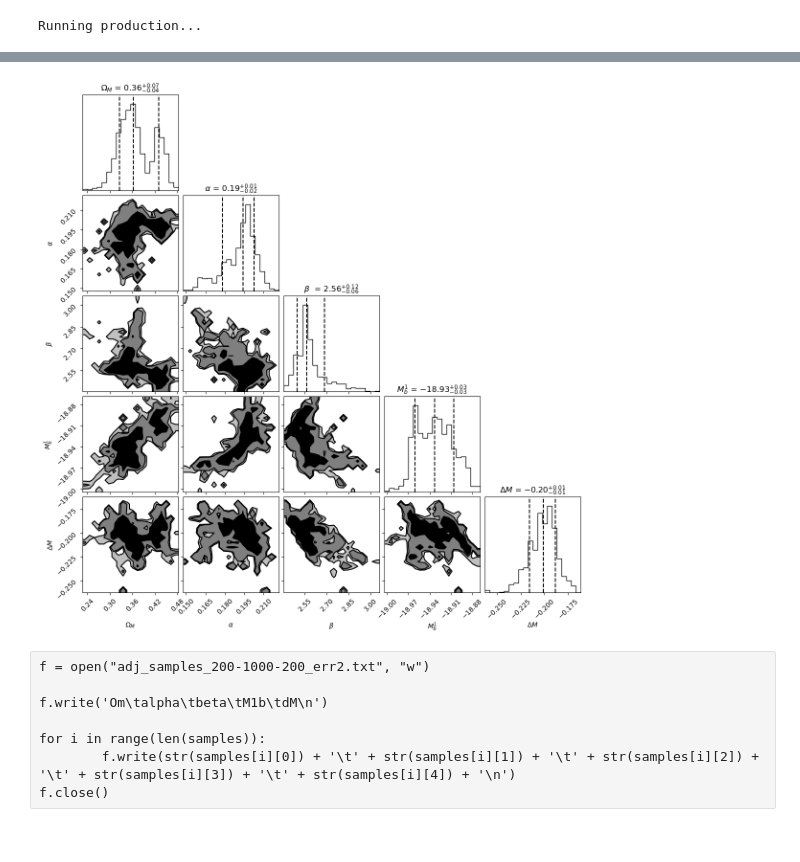
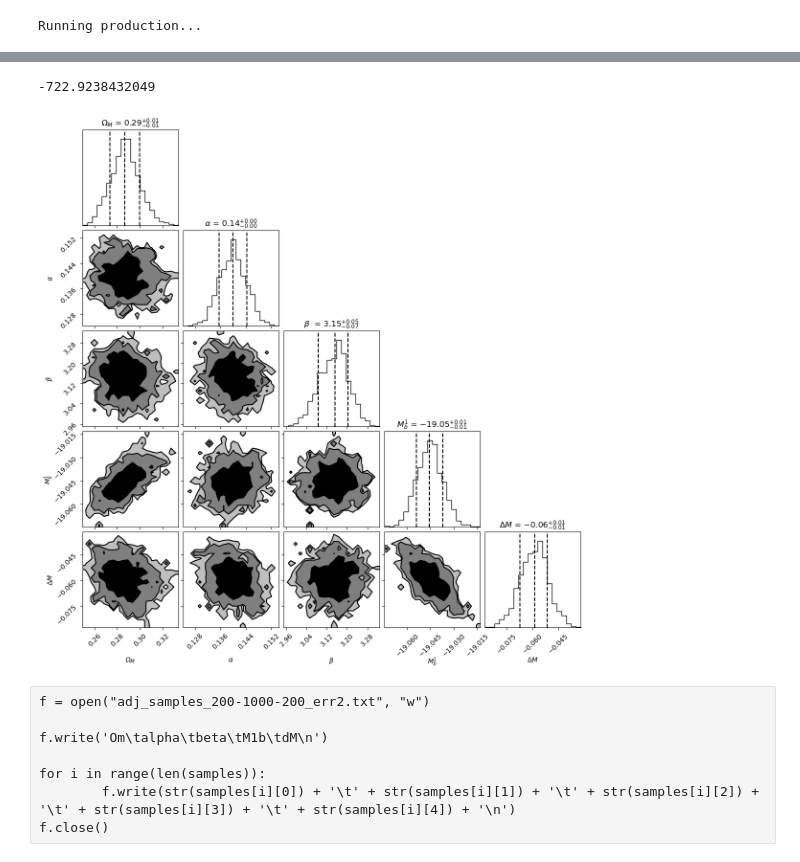
Before and after one commit to emdajhuda/Lab_ava2025, a Jupyter notebook: supanova.ipynb, the cells around one changed output, grey strips where cells are left out. Drawn from its saved outputs; the diff is of its cells as text; code cells hidden in the pictures.

Commit message:
Se añadio un error diagonal y el error tipo c++

```diff
--- a/supanova.ipynb
+++ b/supanova.ipynb
@@ -63,7 +56,7 @@ def mu_lcdm(z,Om):
     return 5*np.log10((cosmo.luminosity_distance(z).to_value(u.pc)/(10*u.pc)).value)
 # %%
 def mu_dat(mb, x1, color, M1b, dM1b, alpha, beta):
-    return mb - (M1b + dM1b*ifmass - alpha*x1 + beta*color)
+    return mb - (M1b + dM1b*ifmass) + alpha*x1 - beta*color
 
 def err2_mu(dmb, alpha, dx1, beta, dcolor, cov_m_s, cov_m_c, cov_s_c):
     return dmb*dmb + alpha*alpha*dx1*dx1 + beta*beta*dcolor*dcolor + 2*alpha*cov_m_s - 2*alpha*beta*cov_s_c - 2*beta*cov_m_c
@@ -76,12 +69,13 @@ def Amat(alpha, beta):
     return A
 
 def cov(sigma_mu, alpha, beta):
-
     cov = C00 + alpha*alpha*C11 + beta*beta*C22 + 2*alpha*C01 - 2*beta*C02 - 2*alpha*beta*C12
     cov = cov.reshape((740,740))
     cov = cov + np.diagflat(sigma_mu)
 
-    A = A(alpha, beta)
+    cov = np.repeat(np.repeat(cov, repe, axis=1), repe, axis=0)
+
+    A = Amat(alpha, beta)
     cov = np.matmul(A,np.matmul(cov,A.transpose()))
 
     return cov
@@ -92,21 +86,27 @@ def log_likelihood(theta, zcmb, mb, dmb, x1, dx1, color, dcolor, thirdvar, cov_m
 
     mulcdm = mu_lcdm(zcmb, Om)
     mudat = mu_dat(mb, x1, color, M1b, dM1b, alpha, beta)
-    res = mulcdm - mudat
+    res = mudat - mulcdm
 
+    #Eror calculado como en c++
     #sigma_mu = err2_mu(dmb, alpha, dx1, beta, dcolor, cov_m_s, cov_m_c, cov_s_c)
+    #incov = np.linalg.inv(cov(sigma_mu, alpha, beta))
 
-    A = Amat(alpha, beta)
+    #Error de la matriz que da el dataset
+    #A = Amat(alpha, beta)
+    #incov = np.linalg.inv(np.matmul(A,np.matmul(COV,A.transpose())))
 
-    incov = np.linalg.inv(np.matmul(A,np.matmul(COV,A.transpose())))
+    #Error Diagonal (solo derivadas)
+    sigma_mu = err2_mu(dmb, alpha, dx1, beta, dcolor, cov_m_s, cov_m_c, cov_s_c)
+    incov = np.linalg.inv(np.diagflat(sigma_mu))
 
     xisq = np.matmul(res.transpose(), np.matmul(incov, res))
 
-    return -0.5 * xisq
+    return -xisq
 # %%
 def log_prior(theta):
     Om, alpha, beta, M1b, dM1b = theta
-    if 0.2 < Om < 0.6 and 0 < alpha < 0.3 and 1 < beta < 4 and -25 < M1b < -17 and -0.5 < dM1b < 0.0:
+    if 0.2 < Om < 0.4 and 0 < alpha < 0.2 and 2 < beta < 3.5 and -25 < M1b < -17 and -0.5 < dM1b < 0.0:
         return 0.0
     return -np.inf
 # %%
@@ -128,12 +128,12 @@ def mcmc(p,nwalkers,niter,ndim,nburn,log_probability,zcmb, mb, dmb, x1, dx1, col
 
     return sampler, pos, prob, state
 # %%
-nwalkers = 20
-niter = 200
-nburn = 200
+nwalkers = 50
+niter = 100
+nburn = 100
 
-initial = [0.3, 0.2, 2, -20, -0.1]
+initial = [0.27243772, 0.12724621, 3, -19.05059074, -0.06233624]
 
 ndim = len(initial)
-p0 = [np.array(initial) + 1e-2* np.random.randn(ndim) for i in range(nwalkers)]
+p0 = [np.array(initial) + 1e-2 * np.random.randn(ndim) for i in range(nwalkers)]
 # %%
@@ -150,8 +150,12 @@ array([  0.32557149,   0.15963934,   3.02971725, -19.01174484,
+# %%
+sampler.flatlnprobability[np.argmax(sampler.flatlnprobability)]
+# %% [output]
+-722.9238432049
 # %%
 labels = ['$\\Omega_M$', '$\\alpha$', '$\\beta$ ', '$M^1_b$', '$\\Delta M$']
-fig = corner.corner(samples[:2000],show_titles=True,labels=labels,plot_datapoints=False,levels=(0.68,0.95,0.99),fill_contours=True,plot_density=False,quantiles=[0.16, 0.5, 0.84])
+fig = corner.corner(samples,show_titles=True,labels=labels,plot_datapoints=False,levels=(0.68,0.95,0.99),fill_contours=True,plot_density=False,quantiles=[0.16, 0.5, 0.84])
 # %% [output]
-[figure, old version]
+[figure, new version]
 # %% [raw]
 f = open("adj_samples_200-1000-200_err2.txt", "w")
 
```
Also changed, not shown: parts of 11 cells of this notebook.
